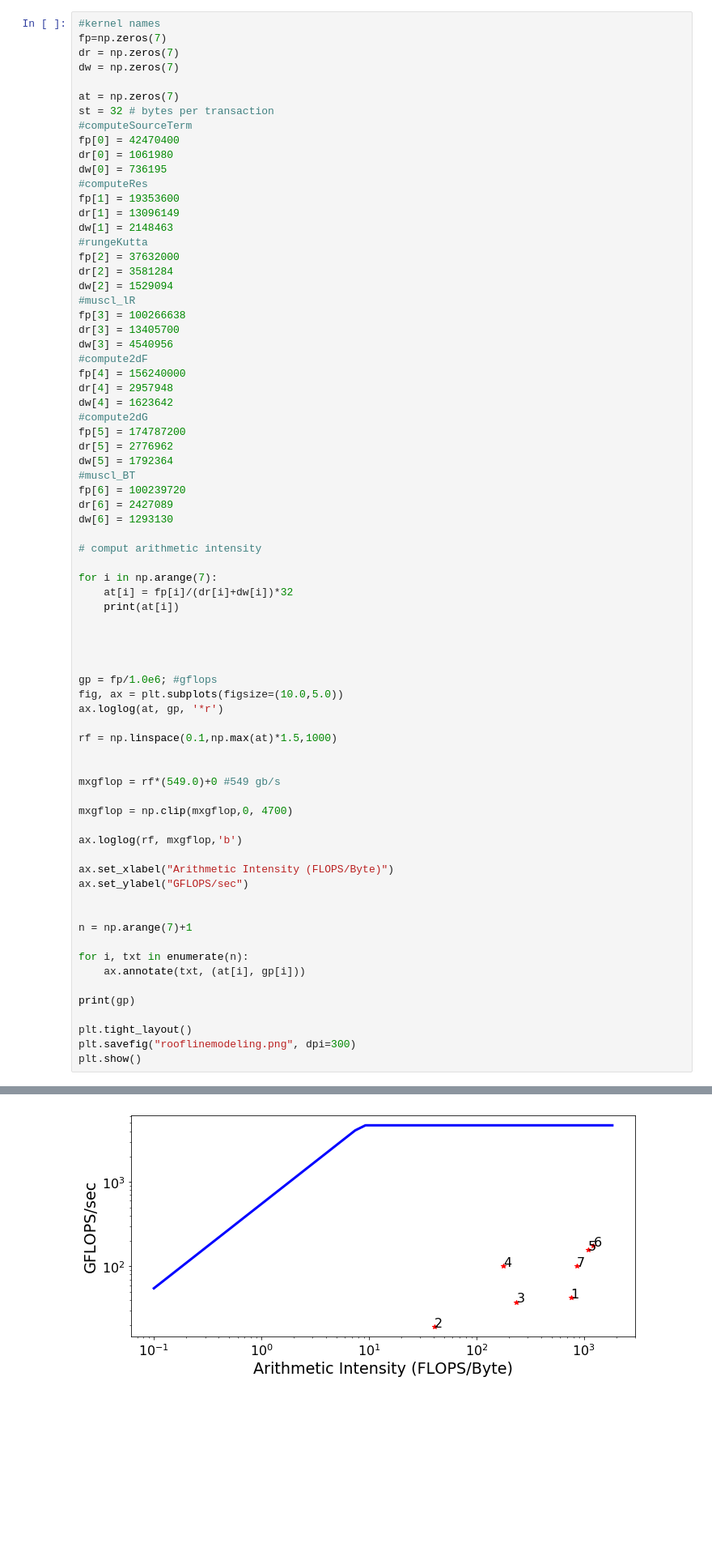
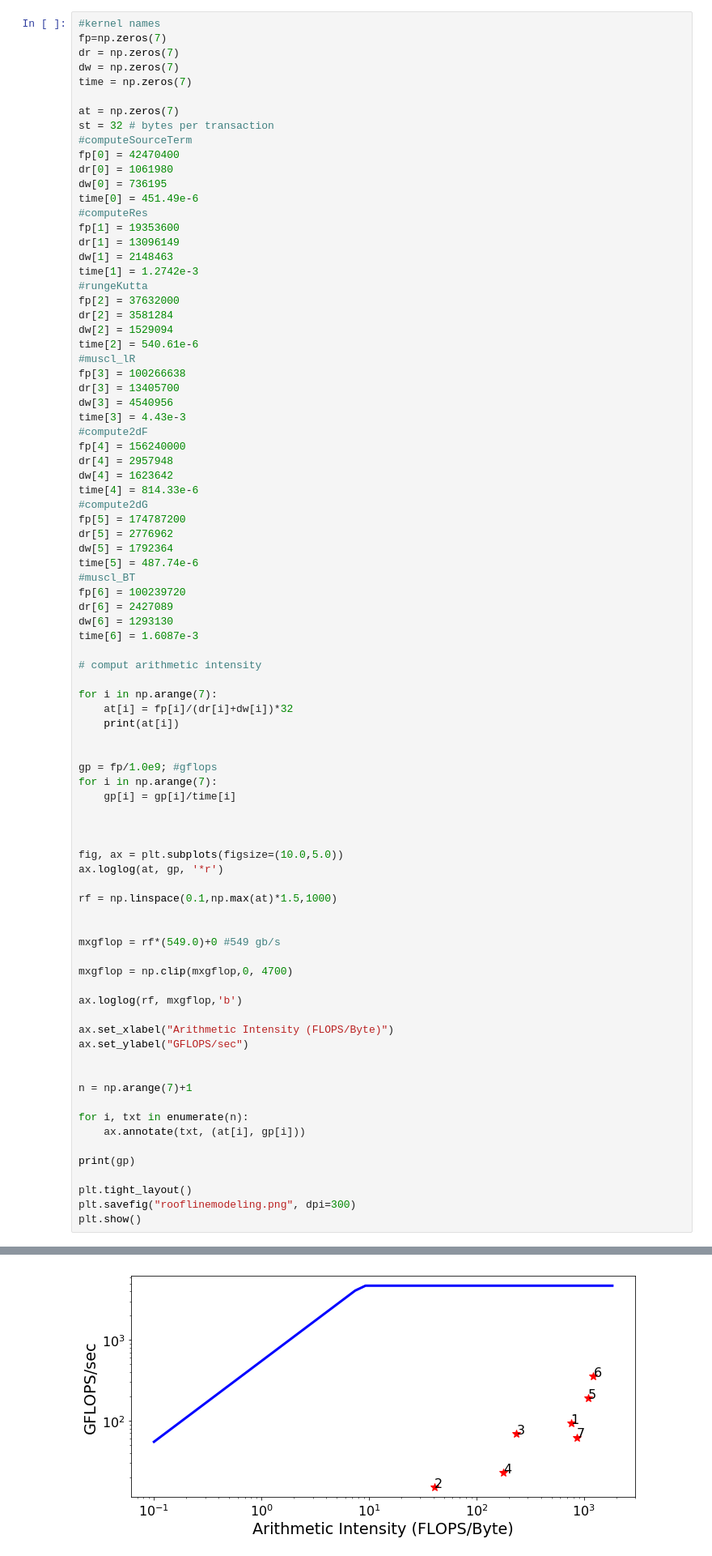
Before and after one commit to rmasti/FEM, a Jupyter notebook: fig/parr.ipynb, the cells around one changed output, grey strips where cells are left out. Shown at 81% size. Drawn from its saved outputs; the diff is of its cells as text; blank space fills up the shorter version.

```diff
--- a/fig/parr.ipynb
+++ b/fig/parr.ipynb
@@ -129,6 +129,7 @@ plt.show()
 fp=np.zeros(7)
 dr = np.zeros(7)
 dw = np.zeros(7)
+time = np.zeros(7)
 
 at = np.zeros(7)
 st = 32 # bytes per transaction
@@ -136,30 +137,37 @@ st = 32 # bytes per transaction
 fp[0] = 42470400
 dr[0] = 1061980
 dw[0] = 736195
+time[0] = 451.49e-6
 #computeRes
 fp[1] = 19353600
 dr[1] = 13096149
 dw[1] = 2148463
+time[1] = 1.2742e-3
 #rungeKutta
 fp[2] = 37632000
 dr[2] = 3581284
 dw[2] = 1529094
+time[2] = 540.61e-6
 #muscl_lR
 fp[3] = 100266638
 dr[3] = 13405700
 dw[3] = 4540956
+time[3] = 4.43e-3
 #compute2dF
 fp[4] = 156240000
 dr[4] = 2957948
 dw[4] = 1623642
+time[4] = 814.33e-6
 #compute2dG
 fp[5] = 174787200
 dr[5] = 2776962
 dw[5] = 1792364
+time[5] = 487.74e-6
 #muscl_BT
 fp[6] = 100239720
 dr[6] = 2427089
 dw[6] = 1293130
+time[6] = 1.6087e-3
 
 # comput arithmetic intensity
 
@@ -168,9 +176,12 @@ for i in np.arange(7):
     print(at[i])
 
 
+gp = fp/1.0e9; #gflops
+for i in np.arange(7):
+    gp[i] = gp[i]/time[i]
 
 
-gp = fp/1.0e6; #gflops
+
 fig, ax = plt.subplots(figsize=(10.0,5.0))
 ax.loglog(at, gp, '*r')
 
@@ -210,4 +221,4 @@ plt.show()
-[figure, old version]
+[figure, new version]
 # %%
 fig, ax=plt.subplots(figsize=(10,5))
 
```
Also changed, not shown: parts of 4 cells of this notebook, 22 other files.
